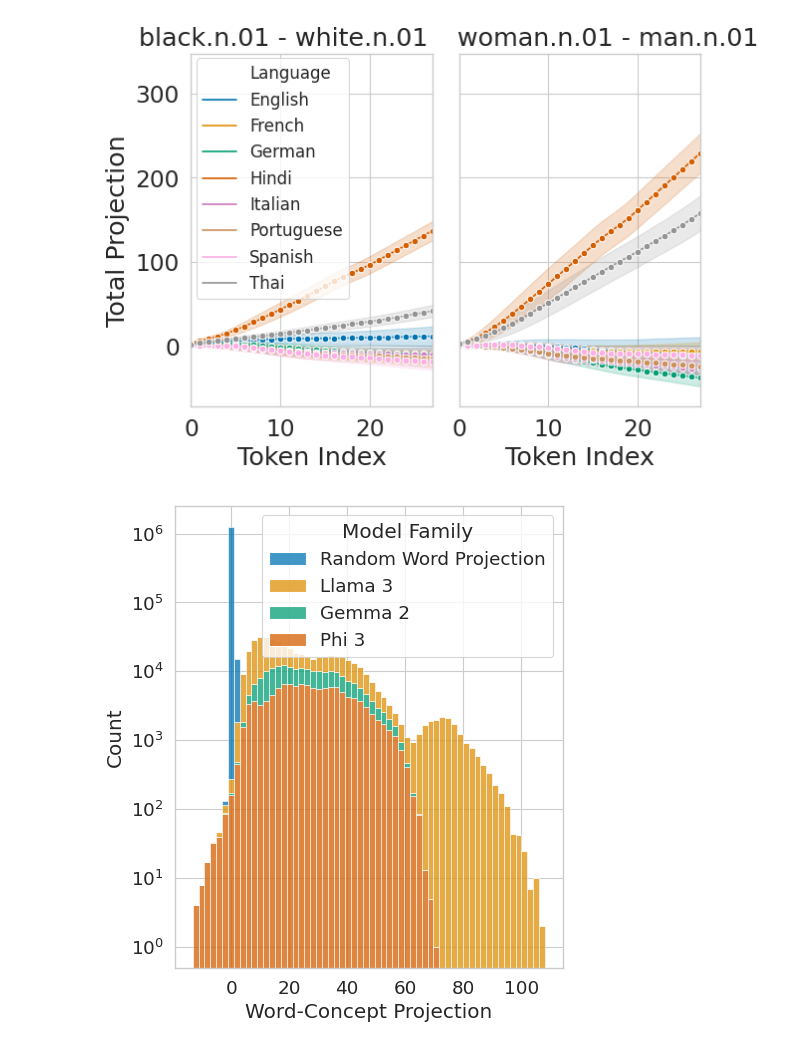
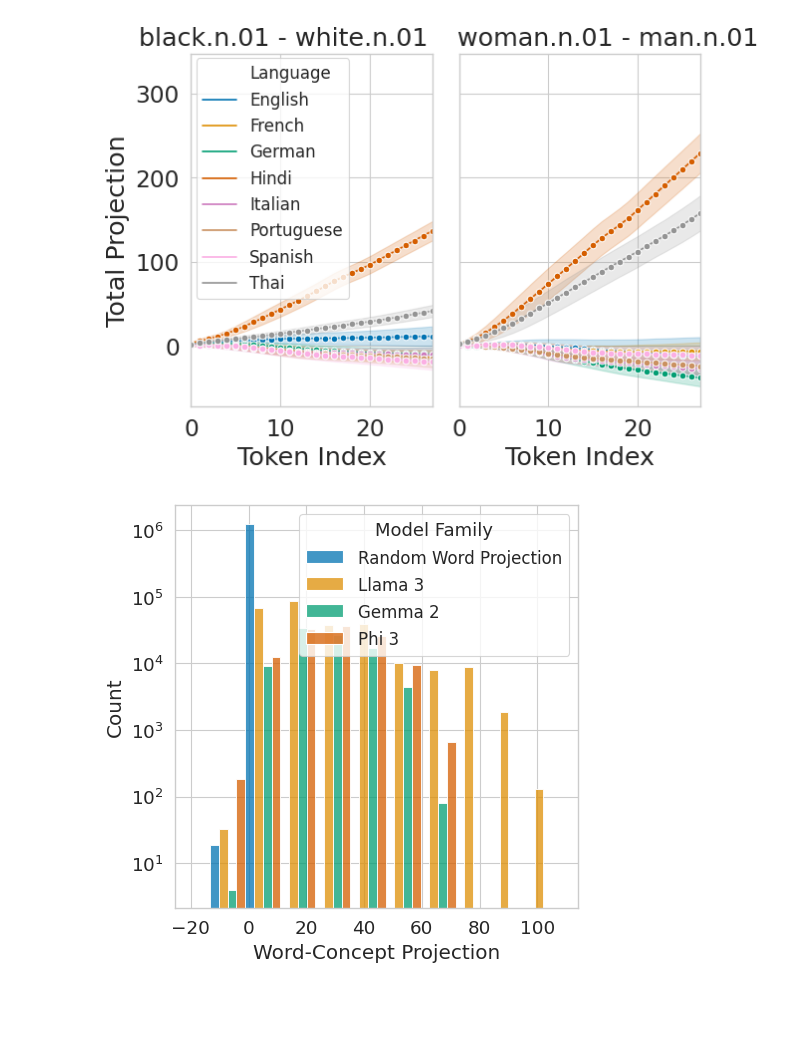
Before and after one commit to phvv-me/frame-representation-hypothesis, a Jupyter notebook: plotting.ipynb, the cells around one changed output. Drawn from its saved outputs; the diff is of its cells as text; code cells hidden in the pictures; blank space fills up the shorter version.

Commit message:
plots updated

```diff
--- a/plotting.ipynb
+++ b/plotting.ipynb
@@ -161,29 +161,36 @@ plt.savefig("resources/07_guided_generation_language_ablation_subplots.pdf", dpi
 # %%
 import matplotlib.pyplot as plt
 import numpy as np
 import pandas as pd
 import seaborn as sns
 
 sns.set_style("whitegrid")
 sns.set_context("paper", font_scale=1.5)
 
 df = pd.read_pickle("resources/03_concept_vs_word_frames_relationship.pkl")
 df = df.rename(columns={"total projection": "Word-Concept Projection"})
 df.columns = [s.title() for s in df.columns]
 
-plt.figure(figsize=(5, 6))
+plt.figure(figsize=(5, 5))
 plt.yscale("log")
-sns.histplot(
+ax = sns.histplot(
         df,
         x=df.columns[0],
         hue=df.columns[1],
         palette="colorblind",
-        multiple="stack",
+        multiple="dodge",
         # discrete=True,
-        bins=60,
+        bins=10,
 )
-# plt.legend(fontsize=11)
-# plt.tight_layout()
+# Adjust x-axis to show all ticks properly, especially if values are negative
+x_min = df[df.columns[0]].min()
+x_max = df[df.columns[0]].max()
+x_range = x_max - x_min
+plt.xlim(x_min - 0.1 * x_range, x_max + 0.05 * x_range)
+plt.setp(ax.get_legend().get_texts(), fontsize='12')
+plt.setp(ax.get_legend().get_title(), fontsize='13')
+plt.tight_layout()
+plt.subplots_adjust(left=0.15)  # Add more space on the left for tick labels
 plt.savefig("resources/03_concept_vs_word_frames_relationship.pdf", dpi=200, bbox_inches="tight")
 # %% [output]
-[figure, old version]
+[figure, new version]
```
Also changed, not shown: 3 other files.
